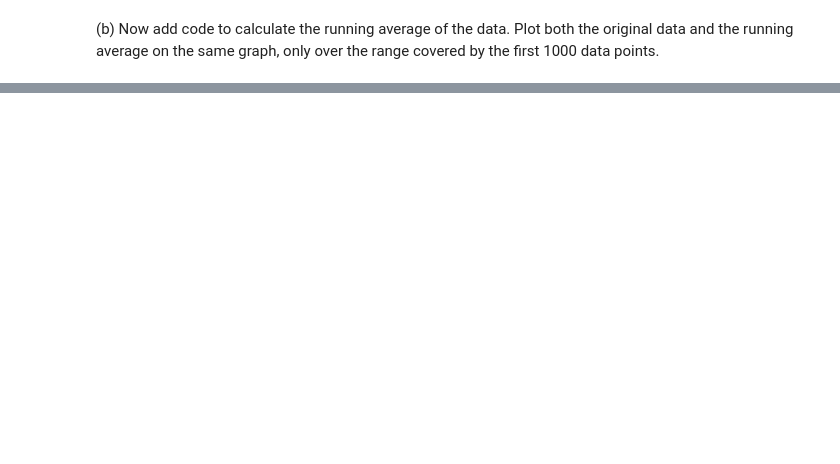
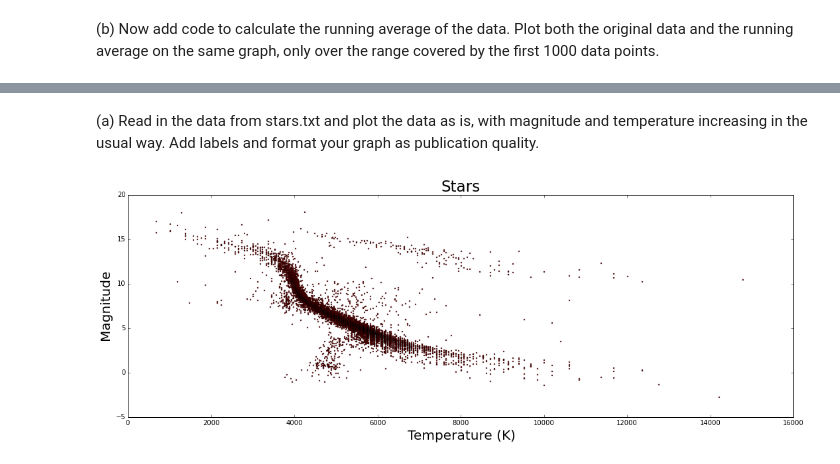
Before and after one commit to abardess/PHYS202-S14, a Jupyter notebook: Graphics/GraphicsExercises.ipynb, the cells around one changed output, grey strips where cells are left out. Cells and saved outputs as stored; diff of their text form; code cells hidden in the pictures; blank space fills up the shorter version.

```diff
--- a/Graphics/GraphicsExercises.ipynb
+++ b/Graphics/GraphicsExercises.ipynb
@@ -63,0 +95,16 @@ ValueError: x and y must have same first dimension
+# %% [markdown]
+(a) Read in the data from stars.txt and plot the data as is, with magnitude and temperature increasing in the usual way. Add labels and format your graph as publication quality.
+# %%
+x, y = loadtxt('//Users/anthonybardessono/Desktop/stars.txt', unpack = True)
+plt.figure(figsize = (18, 6), dpi = 180)
+
+plt.xlabel("Temperature (K)", fontsize = 20)
+plt.ylabel("Magnitude", fontsize = 20)
+
+plt.plot(x, y, 'D', markersize = 1.5, color = 'r')
+plt.legend(loc = "upper left")
+plt.title("Stars", fontsize = 23)
+
+plt.show()
+# %% [output]
+[figure, added]
```
Also changed, not shown: parts of 14 cells of this notebook, 2 other files.
